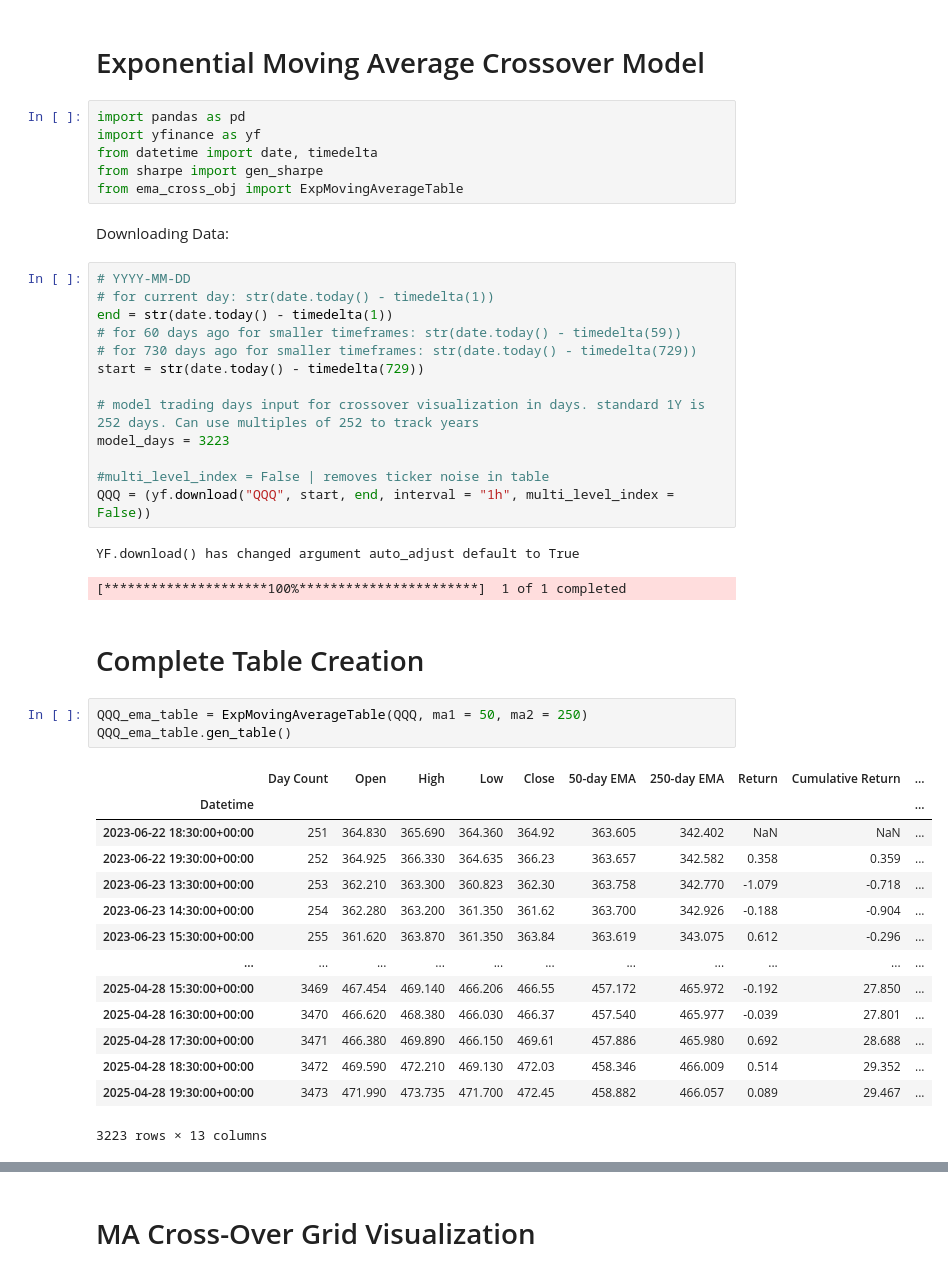
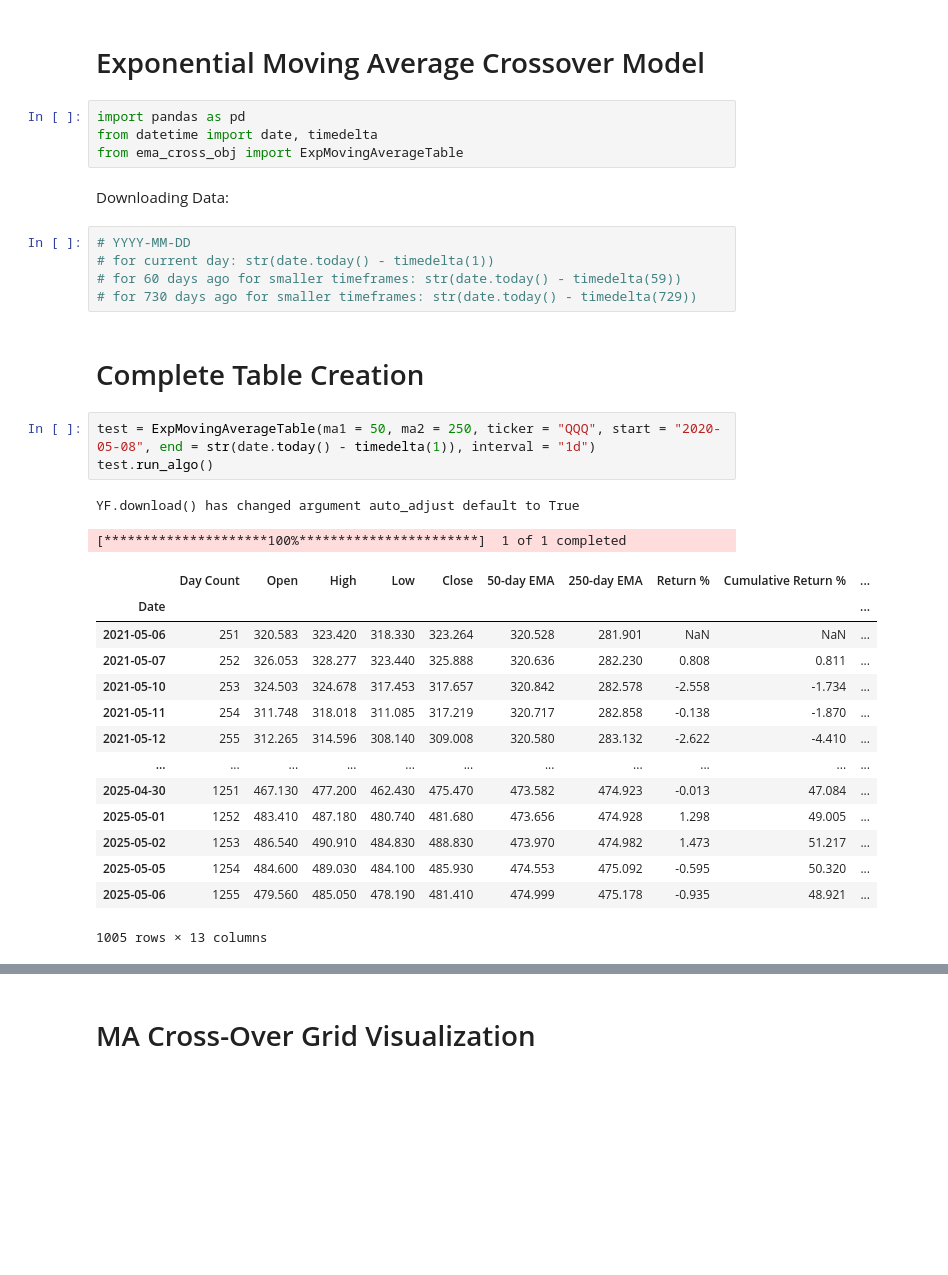
Before and after one commit to FilBillions/exp_moving_avg, a Jupyter notebook: Simple_EMA.ipynb, the cells around one changed output, grey strips where cells are left out. Saved outputs shown, nothing was run; the diff lists cells and outputs as text; blank space fills up the shorter version.

```diff
--- a/Simple_EMA.ipynb
+++ b/Simple_EMA.ipynb
@@ -2,45 +2,34 @@
 # Exponential Moving Average Crossover Model
 # %%
 import pandas as pd
-import yfinance as yf
 from datetime import date, timedelta
-from sharpe import gen_sharpe
 from ema_cross_obj import ExpMovingAverageTable
 # %% [markdown]
 Downloading Data:
 # %%
 # YYYY-MM-DD
 # for current day: str(date.today() - timedelta(1))
-end = str(date.today() - timedelta(1))
 # for 60 days ago for smaller timeframes: str(date.today() - timedelta(59))
 # for 730 days ago for smaller timeframes: str(date.today() - timedelta(729))
-start = str(date.today() - timedelta(729))
-
-# model trading days input for crossover visualization in days. standard 1Y is 252 days. Can use multiples of 252 to track years
-model_days = 3223
-
-#multi_level_index = False | removes ticker noise in table
-QQQ = (yf.download("QQQ", start, end, interval = "1h", multi_level_index = False))
-# %% [output]
-YF.download() has changed argument auto_adjust default to True
-[*********************100%***********************]  1 of 1 completed
 # %% [markdown]
 # Complete Table Creation
 # %%
-QQQ_ema_table = ExpMovingAverageTable(QQQ, ma1 = 50, ma2 = 250)
-QQQ_ema_table.gen_table()
+test = ExpMovingAverageTable(ma1 = 50, ma2 = 250, ticker = "QQQ", start = "2020-05-08", end = str(date.today() - timedelta(1)), interval = "1d")
+test.run_algo()
 # %% [output]
+YF.download() has changed argument auto_adjust default to True
+[*********************100%***********************]  1 of 1 completed
-|  | Day Count | Open | High | Low | Close | 50-day EMA | 250-day EMA | Return | Cumulative Return | ... |
-| Datetime |  |  |  |  |  |  |  |  |  | ... |
-| 2023-06-22 18:30:00+00:00 | 251 | 364.830 | 365.690 | 364.360 | 364.92 | 363.605 | 342.402 | NaN | NaN | ... |
-| 2023-06-22 19:30:00+00:00 | 252 | 364.925 | 366.330 | 364.635 | 366.23 | 363.657 | 342.582 | 0.358 | 0.359 | ... |
-| 2023-06-23 13:30:00+00:00 | 253 | 362.210 | 363.300 | 360.823 | 362.30 | 363.758 | 342.770 | -1.079 | -0.718 | ... |
-| 2023-06-23 14:30:00+00:00 | 254 | 362.280 | 363.200 | 361.350 | 361.62 | 363.700 | 342.926 | -0.188 | -0.904 | ... |
-| 2023-06-23 15:30:00+00:00 | 255 | 361.620 | 363.870 | 361.350 | 363.84 | 363.619 | 343.075 | 0.612 | -0.296 | ... |
+|  | Day Count | Open | High | Low | Close | 50-day EMA | 250-day EMA | Return % | Cumulative Return % | ... |
+| Date |  |  |  |  |  |  |  |  |  | ... |
+| 2021-05-06 | 251 | 320.583 | 323.420 | 318.330 | 323.264 | 320.528 | 281.901 | NaN | NaN | ... |
+| 2021-05-07 | 252 | 326.053 | 328.277 | 323.440 | 325.888 | 320.636 | 282.230 | 0.808 | 0.811 | ... |
+| 2021-05-10 | 253 | 324.503 | 324.678 | 317.453 | 317.657 | 320.842 | 282.578 | -2.558 | -1.734 | ... |
+| 2021-05-11 | 254 | 311.748 | 318.018 | 311.085 | 317.219 | 320.717 | 282.858 | -0.138 | -1.870 | ... |
+| 2021-05-12 | 255 | 312.265 | 314.596 | 308.140 | 309.008 | 320.580 | 283.132 | -2.622 | -4.410 | ... |
 | ... | ... | ... | ... | ... | ... | ... | ... | ... | ... | ... |
-| 2025-04-28 15:30:00+00:00 | 3469 | 467.454 | 469.140 | 466.206 | 466.55 | 457.172 | 465.972 | -0.192 | 27.850 | ... |
-| 2025-04-28 16:30:00+00:00 | 3470 | 466.620 | 468.380 | 466.030 | 466.37 | 457.540 | 465.977 | -0.039 | 27.801 | ... |
-| 2025-04-28 17:30:00+00:00 | 3471 | 466.380 | 469.890 | 466.150 | 469.61 | 457.886 | 465.980 | 0.692 | 28.688 | ... |
-| 2025-04-28 18:30:00+00:00 | 3472 | 469.590 | 472.210 | 469.130 | 472.03 | 458.346 | 466.009 | 0.514 | 29.352 | ... |
-| 2025-04-28 19:30:00+00:00 | 3473 | 471.990 | 473.735 | 471.700 | 472.45 | 458.882 | 466.057 | 0.089 | 29.467 | ... |
+| 2025-04-30 | 1251 | 467.130 | 477.200 | 462.430 | 475.470 | 473.582 | 474.923 | -0.013 | 47.084 | ... |
+| 2025-05-01 | 1252 | 483.410 | 487.180 | 480.740 | 481.680 | 473.656 | 474.928 | 1.298 | 49.005 | ... |
+| 2025-05-02 | 1253 | 486.540 | 490.910 | 484.830 | 488.830 | 473.970 | 474.982 | 1.473 | 51.217 | ... |
+| 2025-05-05 | 1254 | 484.600 | 489.030 | 484.100 | 485.930 | 474.553 | 475.092 | -0.595 | 50.320 | ... |
+| 2025-05-06 | 1255 | 479.560 | 485.050 | 478.190 | 481.410 | 474.999 | 475.178 | -0.935 | 48.921 | ... |
-3223 rows × 13 columns
+1005 rows × 13 columns
```
Also changed, not shown: parts of 5 cells of this notebook, 3 other files.
